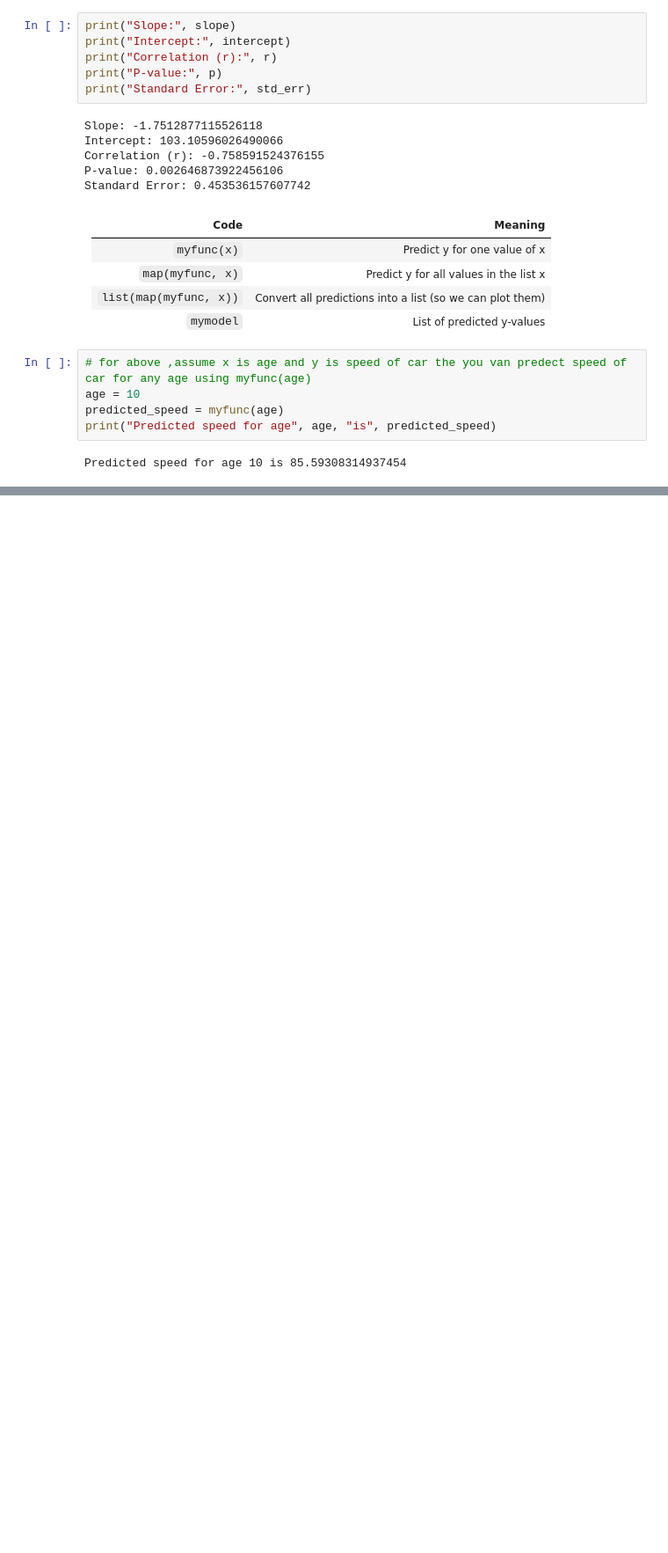
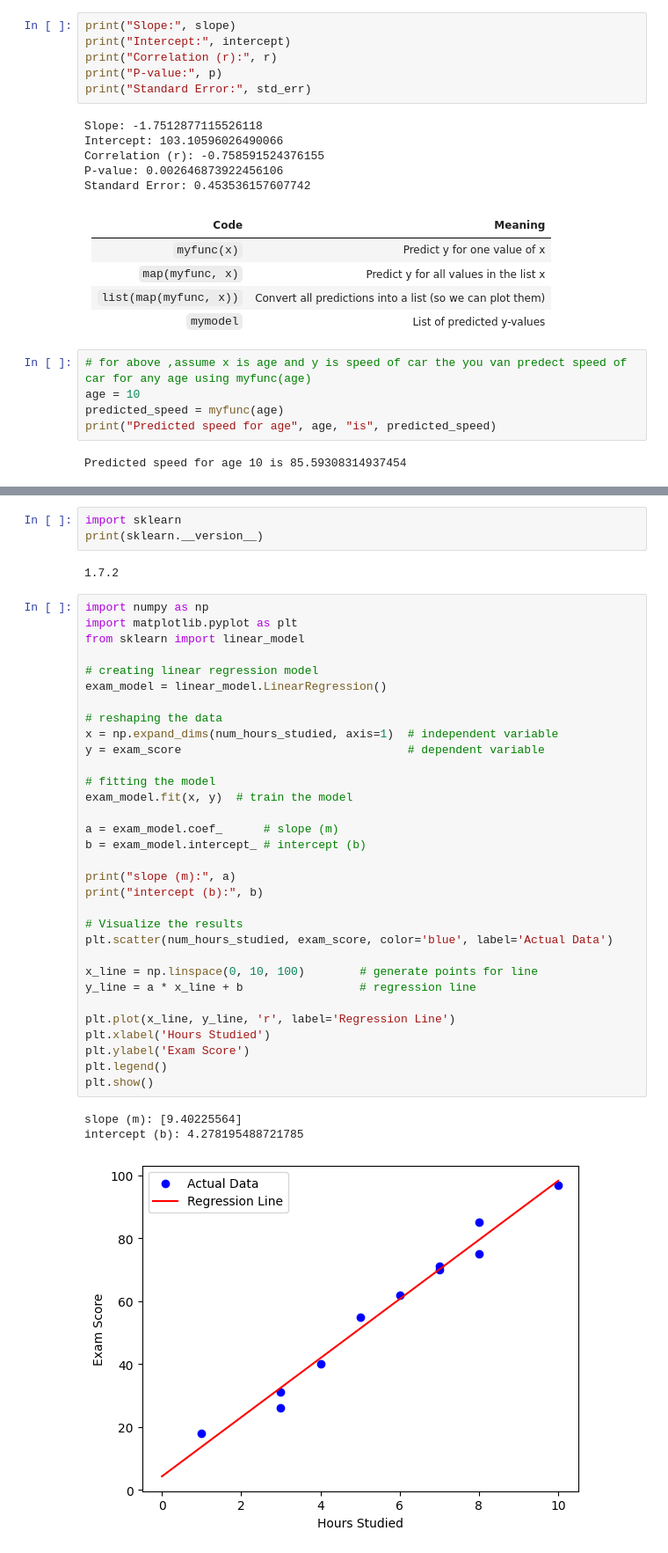
Before and after one commit to Bibek773/AI-ML-Research-Intern-2025, a Jupyter notebook: MachineLearning/LinearRegression/LinearRegression.ipynb, the cells around one changed output, grey strips where cells are left out. Shown: that part at 88% size. Cells and saved outputs as stored; diff of their text form; blank space fills up the shorter version.

Commit message:
feat: concept of linear regression and how is it implemented

```diff
--- a/MachineLearning/LinearRegression/LinearRegression.ipynb
+++ b/MachineLearning/LinearRegression/LinearRegression.ipynb
@@ -92,0 +203,41 @@ Predicted speed for age 10 is 85.59308314937454
+# %%
+import sklearn
+print(sklearn.__version__)
+# %% [output]
+1.7.2
+# %%
+import numpy as np
+import matplotlib.pyplot as plt
+from sklearn import linear_model
+
+# creating linear regression model
+exam_model = linear_model.LinearRegression()
+
+# reshaping the data
+x = np.expand_dims(num_hours_studied, axis=1)  # independent variable
+y = exam_score                                 # dependent variable
+
+# fitting the model
+exam_model.fit(x, y)  # train the model
+
+a = exam_model.coef_      # slope (m)
+b = exam_model.intercept_ # intercept (b)
+
+print("slope (m):", a)
+print("intercept (b):", b)
+
+# Visualize the results
+plt.scatter(num_hours_studied, exam_score, color='blue', label='Actual Data')
+
+x_line = np.linspace(0, 10, 100)        # generate points for line
+y_line = a * x_line + b                 # regression line
+
+plt.plot(x_line, y_line, 'r', label='Regression Line')
+plt.xlabel('Hours Studied')
+plt.ylabel('Exam Score')
+plt.legend()
+plt.show()
+# %% [output]
+slope (m): [9.40225564]
+intercept (b): 4.278195488721785
+[figure, added]
```
Also changed, not shown: parts of 4 cells of this notebook.
